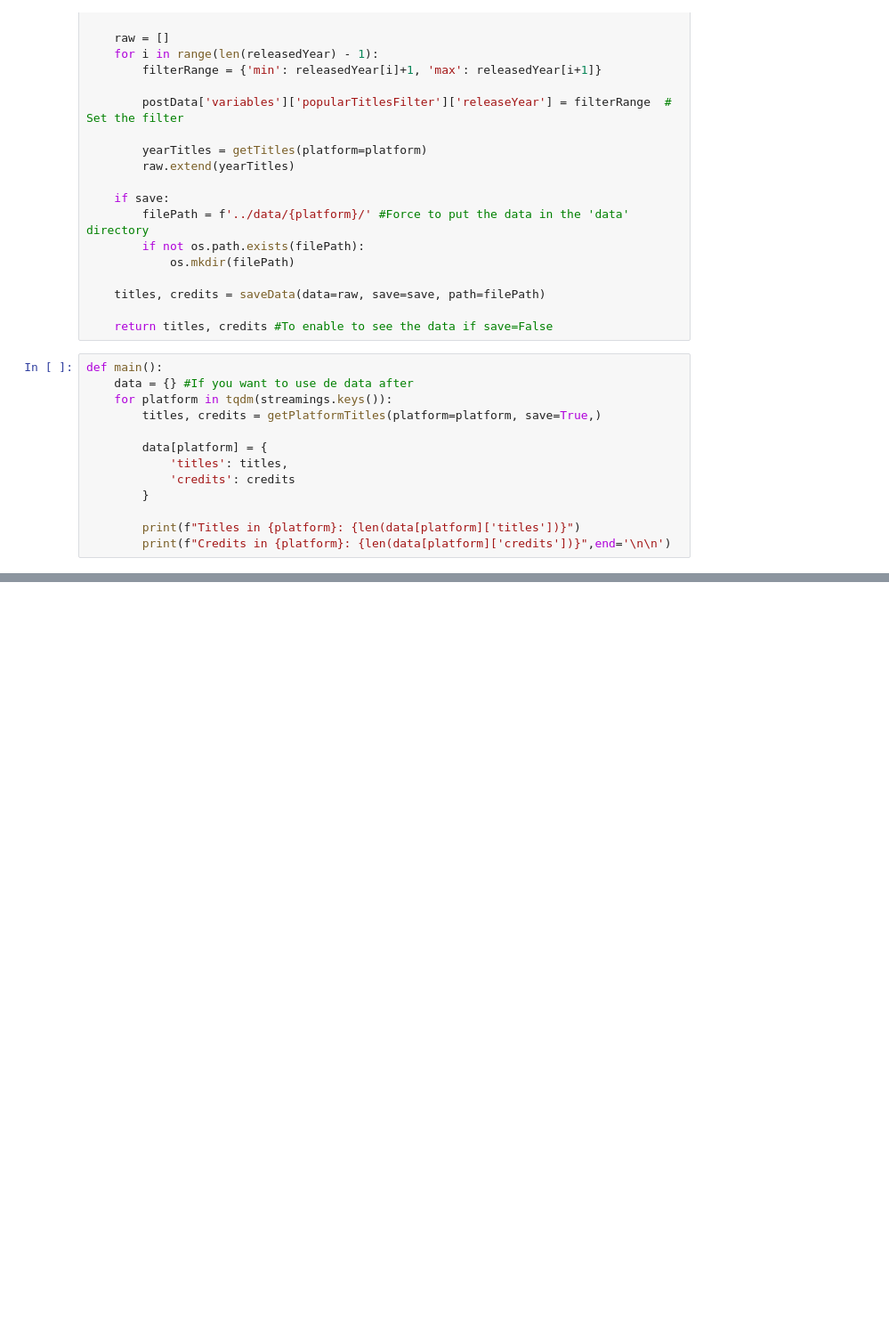
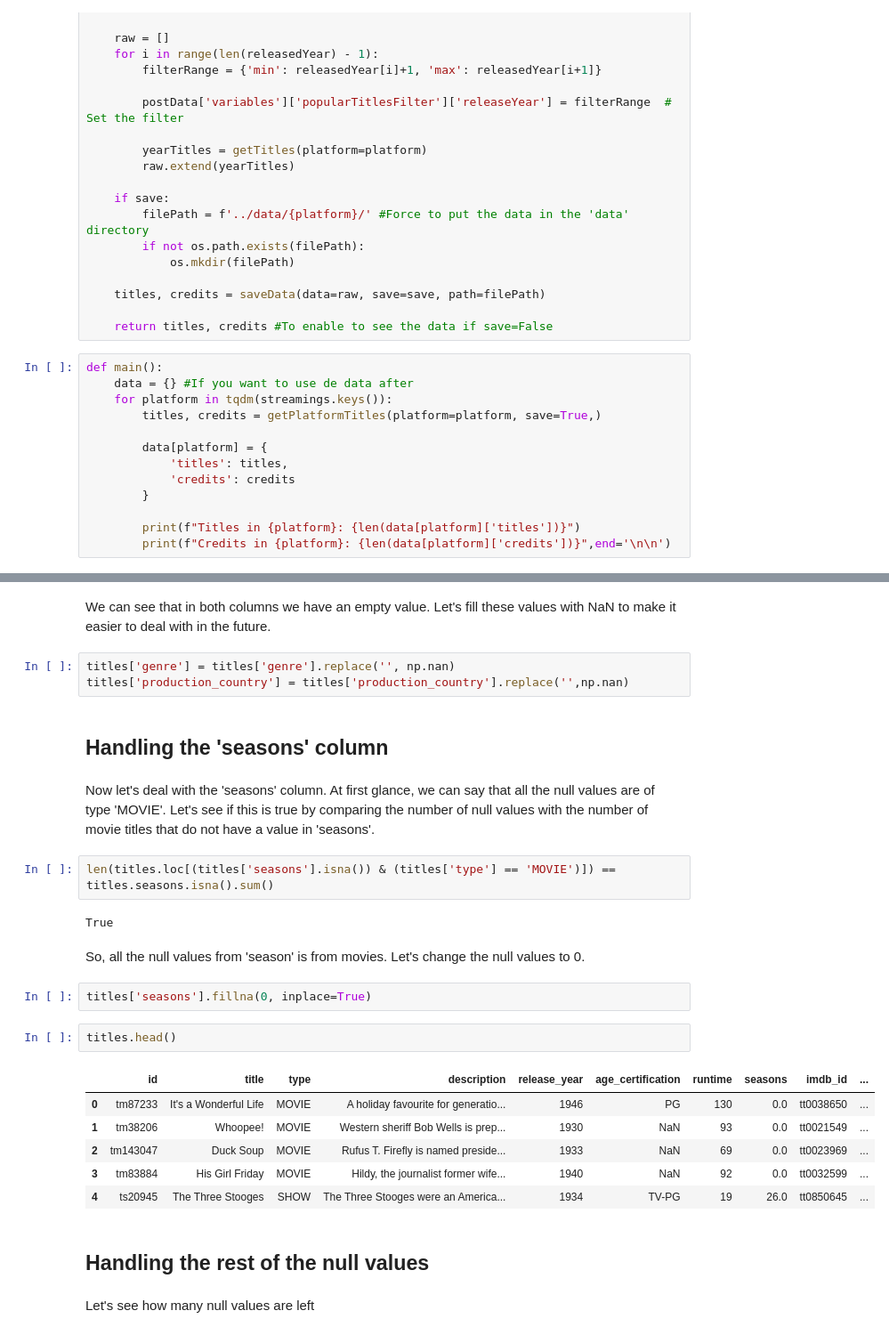
Before and after one commit to dgoenrique/whatsNext, a Jupyter notebook: webScraping/main.ipynb, the cells around one changed output, grey strips where cells are left out. Shown at 89% size. Cells and saved outputs as stored; diff of their text form; blank space fills up the shorter version.

```diff
--- a/webScraping/main.ipynb
+++ b/webScraping/main.ipynb
@@ -189,0 +334,30 @@ Credits in appletv: 1869
+# %% [markdown]
+We can see that in both columns we have an empty value. Let's fill these values with NaN to make it easier to deal with in the future.
+# %%
+titles['genre'] = titles['genre'].replace('', np.nan)
+titles['production_country'] = titles['production_country'].replace('',np.nan)
+# %% [markdown]
+## Handling the 'seasons' column
+# %% [markdown]
+Now let's deal with the 'seasons' column. At first glance, we can say that all the null values are of type 'MOVIE'. Let's see if this is true by comparing the number of null values with the number of movie titles that do not have a value in 'seasons'.
+# %%
+len(titles.loc[(titles['seasons'].isna()) & (titles['type'] == 'MOVIE')]) == titles.seasons.isna().sum()
+# %% [output]
+True
+# %% [markdown]
+So, all the null values from 'season' is from movies. Let's change the null values to 0.
+# %%
+titles['seasons'].fillna(0, inplace=True)
+# %%
+titles.head()
+# %% [output]
+|  | id | title | type | description | release_year | age_certification | runtime | seasons | imdb_id | ... |
+| 0 | tm87233 | It's a Wonderful Life | MOVIE | A holiday favourite for generatio... | 1946 | PG | 130 | 0.0 | tt0038650 | ... |
+| 1 | tm38206 | Whoopee! | MOVIE | Western sheriff Bob Wells is prep... | 1930 | NaN | 93 | 0.0 | tt0021549 | ... |
+| 2 | tm143047 | Duck Soup | MOVIE | Rufus T. Firefly is named preside... | 1933 | NaN | 69 | 0.0 | tt0023969 | ... |
+| 3 | tm83884 | His Girl Friday | MOVIE | Hildy, the journalist former wife... | 1940 | NaN | 92 | 0.0 | tt0032599 | ... |
+| 4 | ts20945 | The Three Stooges | SHOW | The Three Stooges were an America... | 1934 | TV-PG | 19 | 26.0 | tt0850645 | ... |
+# %% [markdown]
+## Handling the rest of the null values
+# %% [markdown]
+Let's see how many null values are left
```
Also changed, not shown: parts of 41 cells of this notebook, 14 other files.
